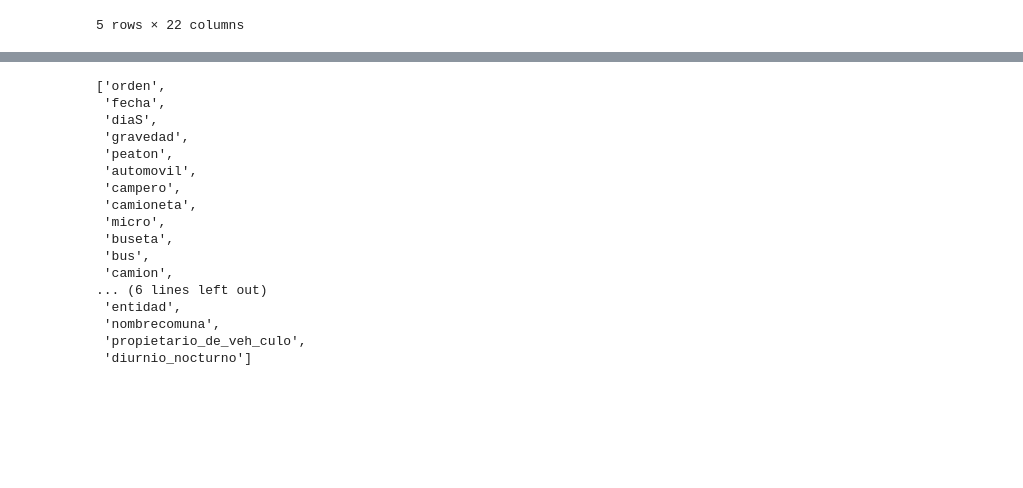
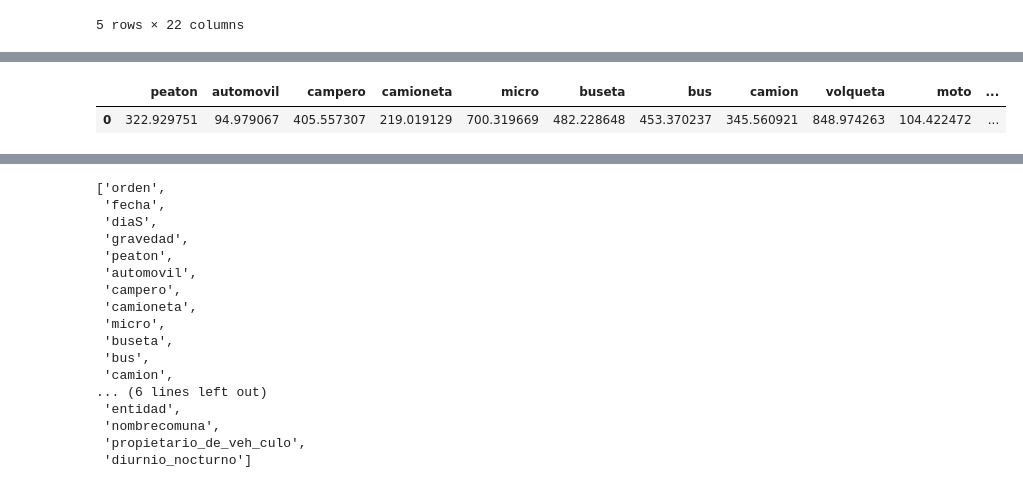
Before and after one commit to JuanDiego360/analisis_de_datos_Bootcamp_G68, a Jupyter notebook: viasualizacion_datos.ipynb, the cells around one changed output, grey strips where cells are left out. Cells and saved outputs as stored; diff of their text form; code cells hidden in the pictures; blank space fills up the shorter version.

```diff
--- a/viasualizacion_datos.ipynb
+++ b/viasualizacion_datos.ipynb
@@ -209,0 +227,16 @@ df.describe()
+# %%
+"""
+coeficiente de variación (CV): El coeficiente de variación es una medida de la dispersión relativa de una variable.
+Se calcula como la razón del desvío estándar (σ) sobre la media (μ) de la variable,
+y se expresa como un porcentaje.
+"""
+df.dropna(inplace=True)
+def CV_df(df):
+    df_numerico = df.select_dtypes(include='number')
+    CV = {columna : (df_numerico[columna].std() * 100) / df_numerico[columna].mean() for columna in df_numerico.columns}
+    CV = pd.DataFrame([CV], columns=df_numerico.columns)
+    return CV
+CV_df(df)
+# %% [output]
+|  | peaton | automovil | campero | camioneta | micro | buseta | bus | camion | volqueta | moto | ... |
+| 0 | 322.929751 | 94.979067 | 405.557307 | 219.019129 | 700.319669 | 482.228648 | 453.370237 | 345.560921 | 848.974263 | 104.422472 | ... |
```
Also changed, not shown: parts of 5 cells of this notebook, 1 other file.
